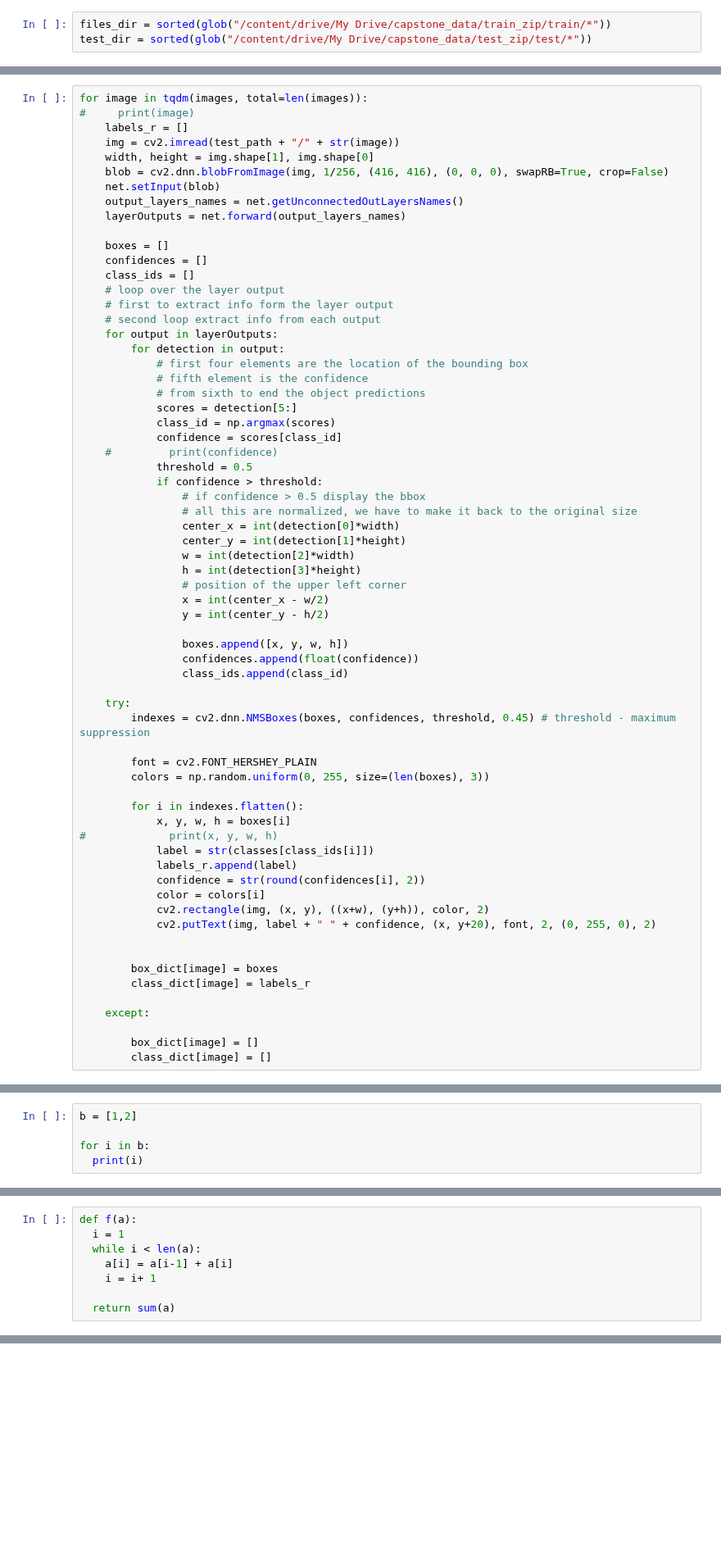
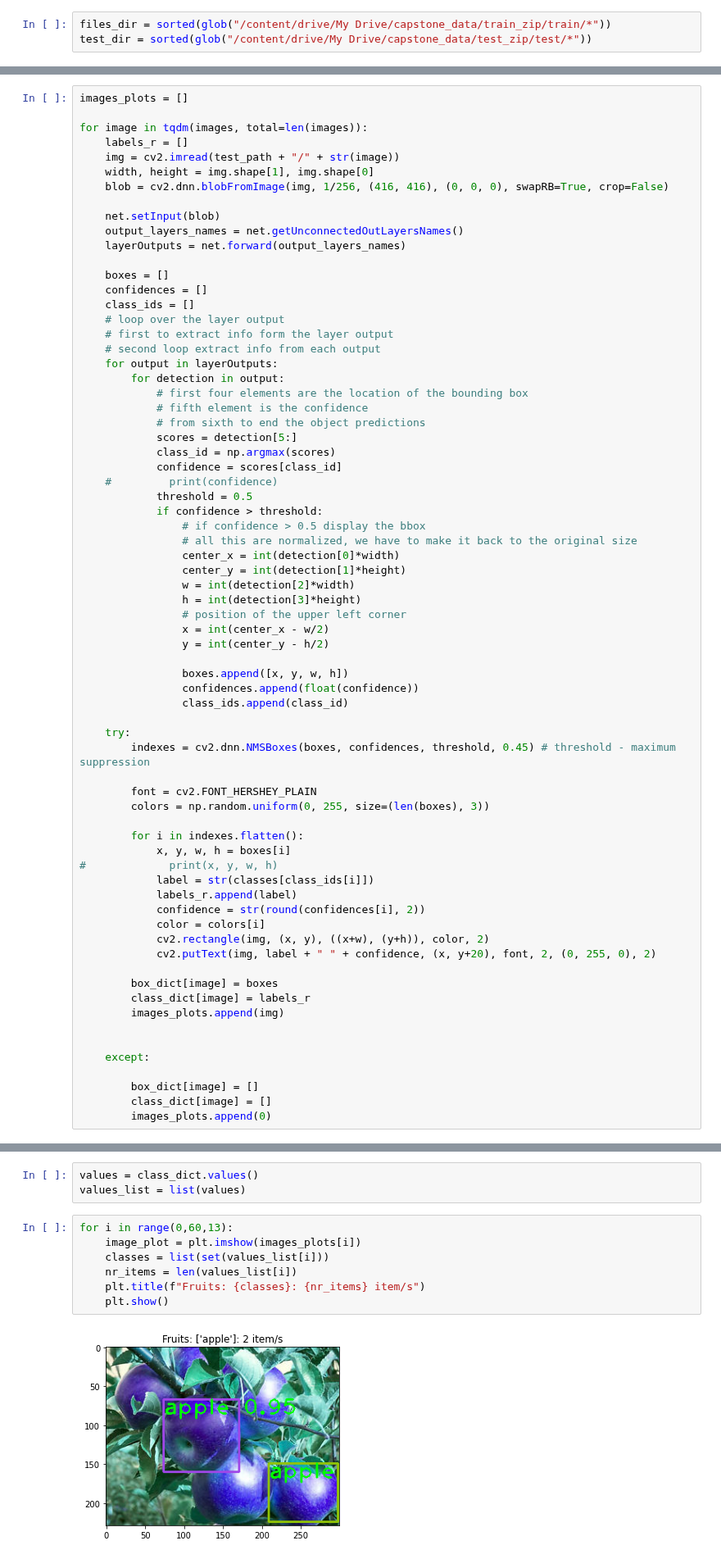
Before and after one commit to Albion-Krasniqi/Capstone, a Jupyter notebook: YOLOv3_Implementation.ipynb, the cells around one changed output, grey strips where cells are left out. Shown at 82% size. Drawn from its saved outputs; the diff is of its cells as text; blank space fills up the shorter version.

```diff
--- a/YOLOv3_Implementation.ipynb
+++ b/YOLOv3_Implementation.ipynb
@@ -189,10 +136,12 @@ images
 # %%
+images_plots = []
+
 for image in tqdm(images, total=len(images)):
-#     print(image)
     labels_r = []
     img = cv2.imread(test_path + "/" + str(image))
     width, height = img.shape[1], img.shape[0]
     blob = cv2.dnn.blobFromImage(img, 1/256, (416, 416), (0, 0, 0), swapRB=True, crop=False)
+
     net.setInput(blob)
     output_layers_names = net.getUnconnectedOutLayersNames()
     layerOutputs = net.forward(output_layers_names)
@@ -244,11 +193,13 @@ for image in tqdm(images, total=len(images)):
             cv2.rectangle(img, (x, y), ((x+w), (y+h)), color, 2)
             cv2.putText(img, label + " " + confidence, (x, y+20), font, 2, (0, 255, 0), 2)
 
-
         box_dict[image] = boxes
         class_dict[image] = labels_r
+        images_plots.append(img)
+
 
     except:
 
         box_dict[image] = []
         class_dict[image] = []
+        images_plots.append(0)
@@ -307,5 +205,0 @@ TypeError: ignored
-# %%
-b = [1,2]
-
-for i in b:
-  print(i)
@@ -395,8 +205,0 @@ u(a)
-# %%
-def f(a):
-  i = 1
-  while i < len(a):
-    a[i] = a[i-1] + a[i]
-    i = i+ 1
-
-  return sum(a)
@@ -408,0 +206,12 @@ f(a)
+# %%
+values = class_dict.values()
+values_list = list(values)
+# %%
+for i in range(0,60,13):
+    image_plot = plt.imshow(images_plots[i])
+    classes = list(set(values_list[i]))
+    nr_items = len(values_list[i])
+    plt.title(f"Fruits: {classes}: {nr_items} item/s")
+    plt.show()
+# %% [output]
+[figure, added]
```
Also changed, not shown: parts of 28 cells of this notebook.
